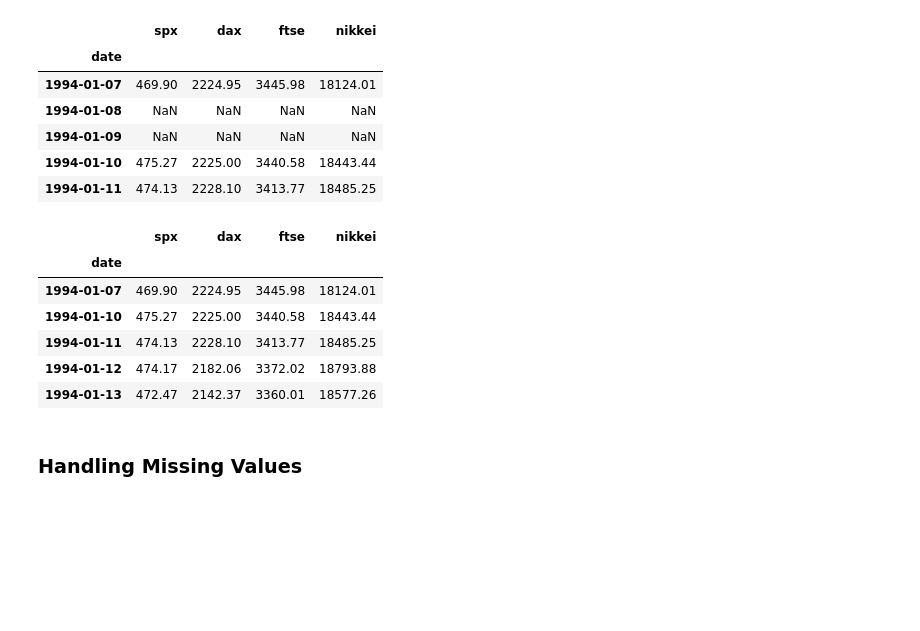
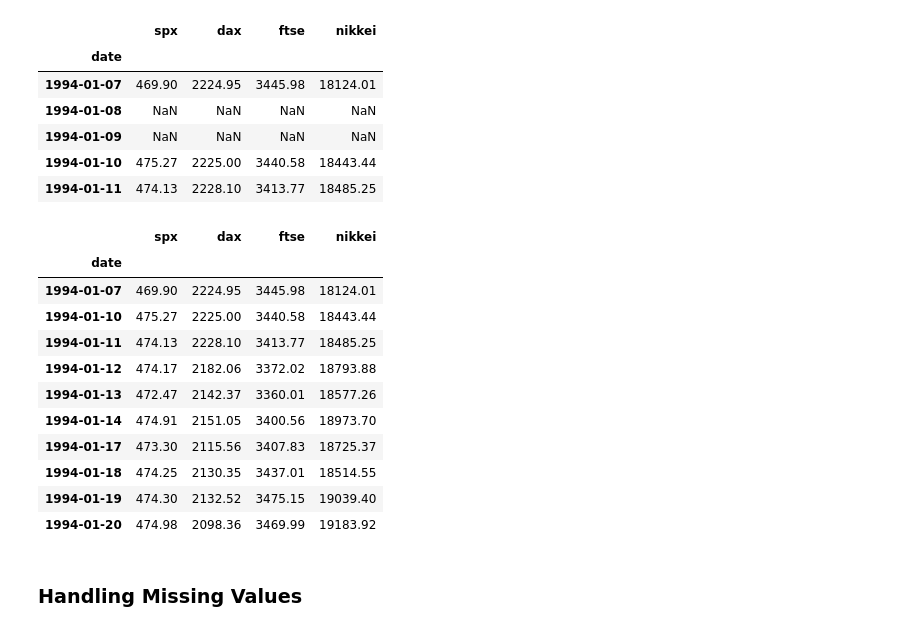
Before and after one commit to Amagozz/bdIa_24, a Jupyter notebook: ML/Series Temporales/curso-series-temporales/2. Serie temporal en R y Python/Python/2_Python_Objeto_serie_temporal.ipynb, the cells around one changed output. Drawn from its saved outputs; the diff is of its cells as text; code cells hidden in the pictures; blank space fills up the shorter version.

```diff
--- a/ML/Series Temporales/curso-series-temporales/2. Serie temporal en R y Python/Python/2_Python_Objeto_serie_temporal.ipynb
+++ b/ML/Series Temporales/curso-series-temporales/2. Serie temporal en R y Python/Python/2_Python_Objeto_serie_temporal.ipynb
@@ -96,15 +96,20 @@ df_comp.head()
 # %%
 df_comp=df_comp.asfreq('b')
 # %%
-df_comp.head()
+df_comp.head(10)
 # %% [output]
 |  | spx | dax | ftse | nikkei |
 | date |  |  |  |  |
 | 1994-01-07 | 469.90 | 2224.95 | 3445.98 | 18124.01 |
 | 1994-01-10 | 475.27 | 2225.00 | 3440.58 | 18443.44 |
 | 1994-01-11 | 474.13 | 2228.10 | 3413.77 | 18485.25 |
 | 1994-01-12 | 474.17 | 2182.06 | 3372.02 | 18793.88 |
 | 1994-01-13 | 472.47 | 2142.37 | 3360.01 | 18577.26 |
+| 1994-01-14 | 474.91 | 2151.05 | 3400.56 | 18973.70 |
+| 1994-01-17 | 473.30 | 2115.56 | 3407.83 | 18725.37 |
+| 1994-01-18 | 474.25 | 2130.35 | 3437.01 | 18514.55 |
+| 1994-01-19 | 474.30 | 2132.52 | 3475.15 | 19039.40 |
+| 1994-01-20 | 474.98 | 2098.36 | 3469.99 | 19183.92 |
 # %% [markdown]
 ### Handling Missing Values
 # %%
```
Also changed, not shown: 1 other file.
